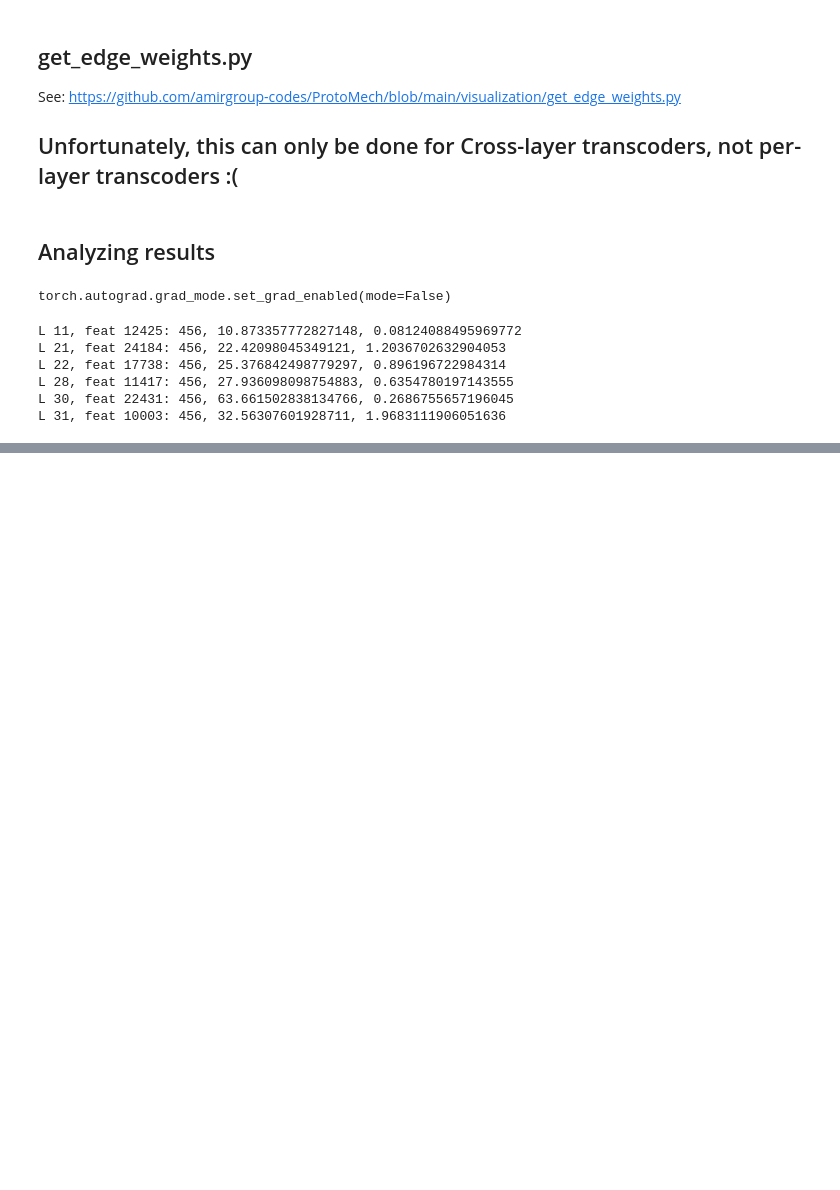
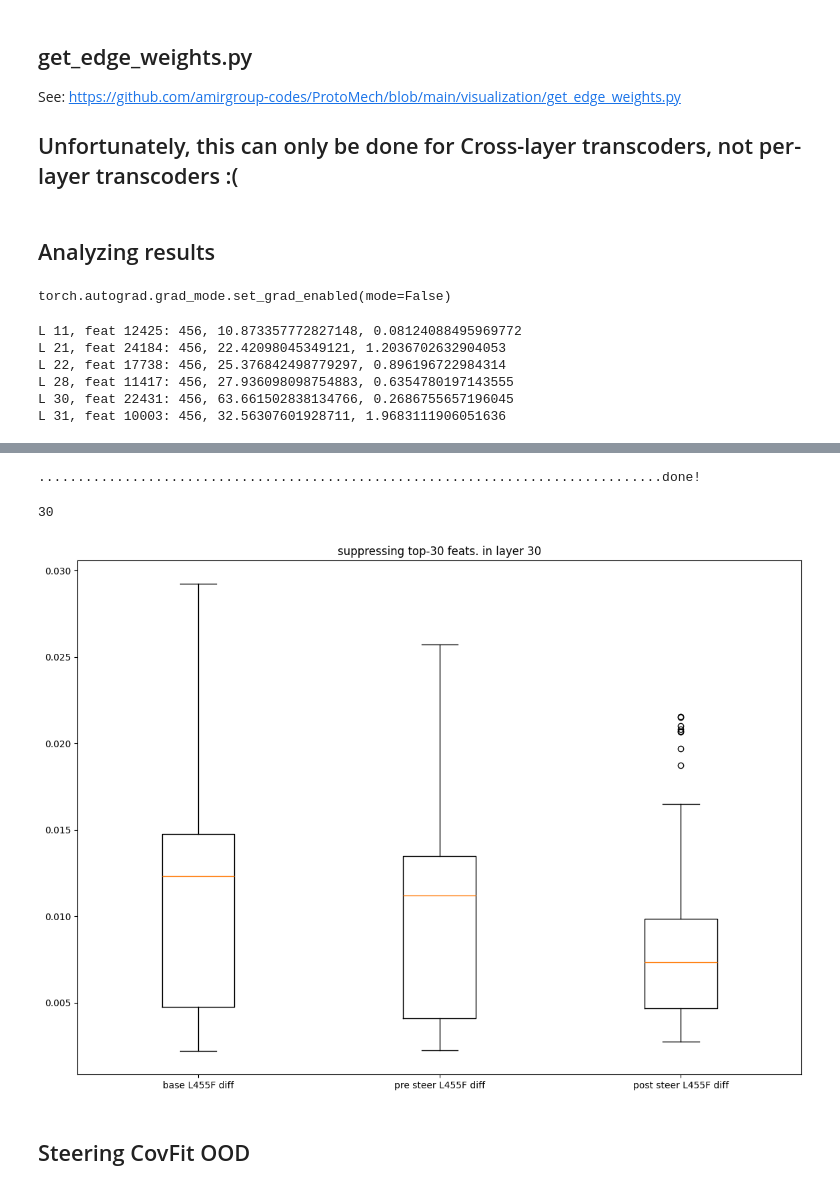
Before and after one commit to blab/mutational-embedding-vectors, a Jupyter notebook: notebooks/plm_circuits/ex27_plt_cont.ipynb, the cells around one changed output, grey strips where cells are left out. Saved outputs shown, nothing was run; the diff lists cells and outputs as text; code cells hidden in the pictures; blank space fills up the shorter version.

Commit message:
recreated trevor's figures

```diff
--- a/notebooks/plm_circuits/ex27_plt_cont.ipynb
+++ b/notebooks/plm_circuits/ex27_plt_cont.ipynb
@@ -1079,0 +1135,55 @@ print(best_nodes)
+# %%
+LAYER = 30
+# %%
+pre_steer = []
+post_steer = []
+
+base_pred_f = esm_fine_tuned(discoverer.pl_module.tokenize(F455_data)).logits[:,logit_id].cpu().numpy()
+base_pred_l = esm_fine_tuned(discoverer.pl_module.tokenize(L455_data)).logits[:,logit_id].cpu().numpy()
+
+# circs = [{31:[12642, 22642, 10003]}, {}]
+circs = [{LAYER:circuit_data["nodes"][f"{LAYER}"]}, {}]
+for f_seq, l_seq in zip(F455_data, L455_data):
+    print(".", end="")
+
+    for i, c in enumerate(circs):
+        modified_stream_BTH, _, _, _, _ = plt_frm.forward_steered(
+            f_seq,
+            # circuit={31:circuit_data["nodes"]["31"]},
+            # circuit={31:[12642, 22642, 10003]},
+            circuit=c,
+            alphas=-0.5,
+            freeze_attention=True,
+            add_correction=True
+        )
+
+        if i == 0:
+            post_steer.append(get_logit_hooked(esm_fine_tuned.esm.encoder.emb_layer_norm_after(modified_stream_BTH), tok_id=logit_id)[0].item())
+        else:
+            pre_steer.append(get_logit_hooked(esm_fine_tuned.esm.encoder.emb_layer_norm_after(modified_stream_BTH), tok_id=logit_id)[0].item())
+
+    torch.cuda.empty_cache()
+print("done!")
+# %% [output]
+................................................................................done!
+# %%
+print(len(circuit_data["nodes"][f"{LAYER}"]))
+# %% [output]
+30
+# %%
+pre_steer = np.array(pre_steer)
+post_steer = np.array(post_steer)
+# %%
+fig, ax = plt.subplots(1,1,figsize=(14,10))
+b_plot_dict = {}
+for y, label in zip((base_pred_f - base_pred_l, pre_steer - pre_steer_l, post_steer - pre_steer_l), \
+                    ("base L455F diff", "pre steer L455F diff", "post steer L455F diff")):
+    b_plot_dict[label] = y
+
+ax.set_title(f"suppressing top-30 feats. in layer {LAYER}")
+ax.boxplot(b_plot_dict.values(), tick_labels=b_plot_dict.keys())
+plt.show()
+# %% [output]
+[figure, added]
+# %% [markdown]
+## Steering CovFit OOD
```
Also changed, not shown: parts of 17 cells of this notebook.
